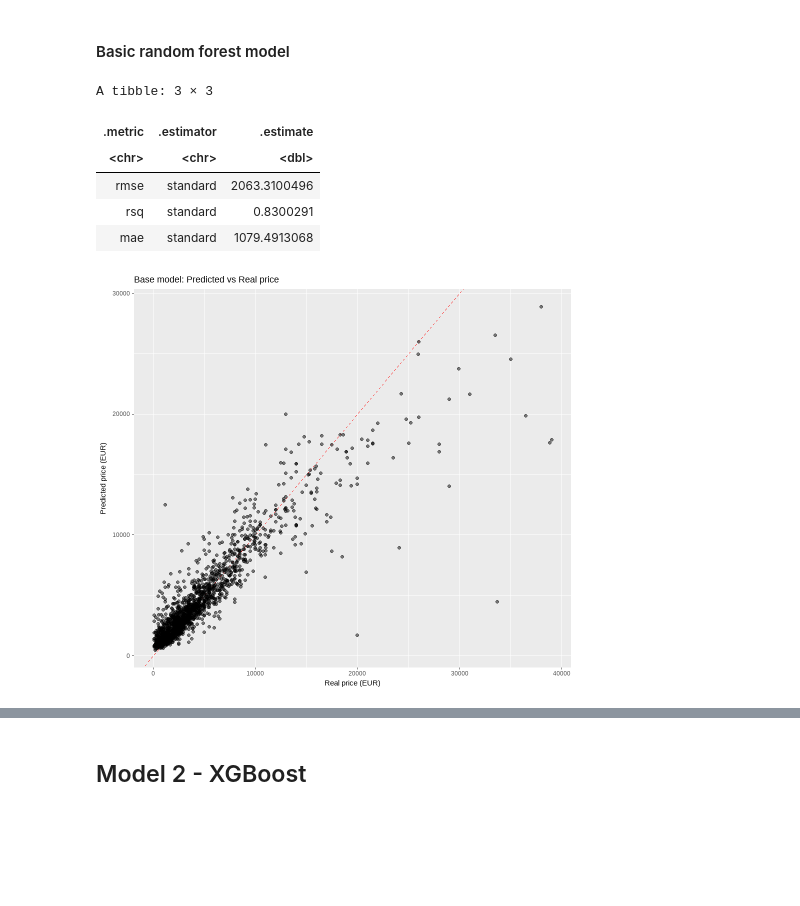
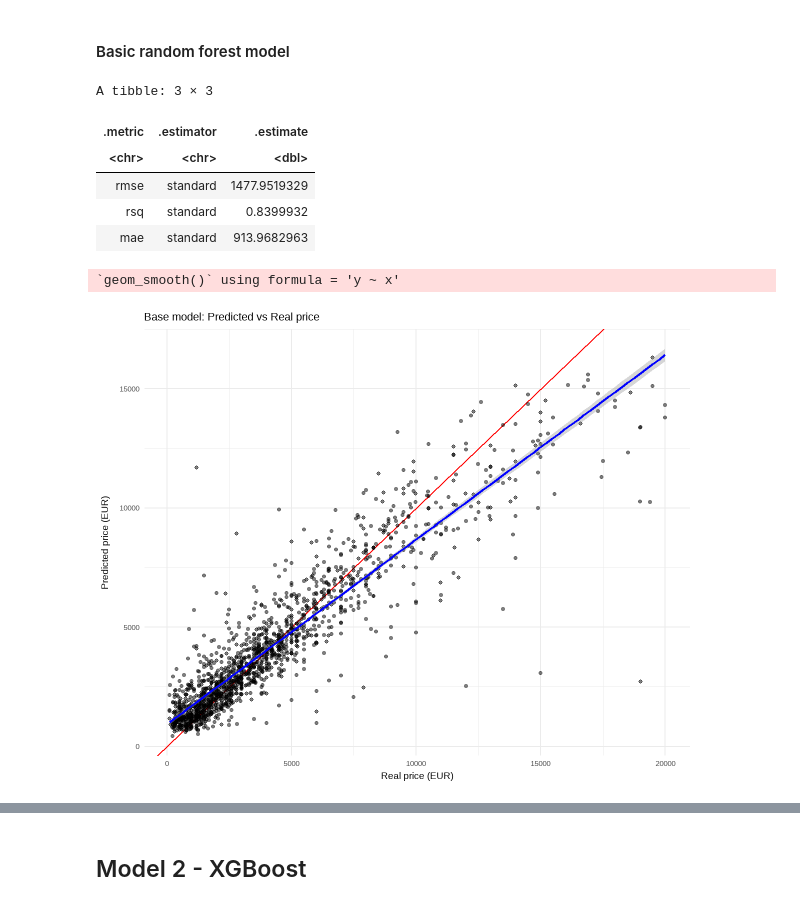
Before and after one commit to balintschmidt22/r_data_mining, a Jupyter notebook: car_sales.ipynb, the cells around one changed output, grey strips where cells are left out. Drawn from its saved outputs; the diff is of its cells as text; code cells hidden in the pictures; blank space fills up the shorter version.

```diff
--- a/car_sales.ipynb
+++ b/car_sales.ipynb
@@ -479,13 +448,6 @@ A tibble: 10 × 21
 | 8248 | 8124 | 68 | Volkswagen | Buba | 14 | 6500 | 1967 | NA | NA | ... |
 | 8249 | 86 | 1 | Volkswagen | Buba | 4 | 3199 | 1971 | NA | NA | ... |
 | 8276 | 156 | 6 | Zastava | 101 | 4 | 1250 | 1983 | NA | NA | ... |
-# %%
-# median: 5.00
-# mean  : 4.94
-# NA can be filled with 5.
-
-cars_raw <- cars_raw %>%
-replace_na(list(seats = 5L))
 # %%
 # dropping rows with unrealistic HP values (over 500 HP for cars that have way less in normal case)
 cars_raw <- cars_raw %>%
@@ -845,8 +821,6 @@ car_base_wf <- workflow() %>%
   add_recipe(recipe_price) %>%
   add_model(rf_base_spec)
 # %%
-set.seed(123)
-
 base_res <- last_fit(car_base_wf, car_split)
 
 base_predictions <- base_res %>%
@@ -857,18 +831,21 @@ metrics(base_predictions, truth = price_eur, estimate = .pred)
 A tibble: 3 × 3
 | .metric | .estimator | .estimate |
 | <chr> | <chr> | <dbl> |
-| rmse | standard | 2063.3100496 |
-| rsq | standard | 0.8300291 |
-| mae | standard | 1079.4913068 |
+| rmse | standard | 1477.9519329 |
+| rsq | standard | 0.8399932 |
+| mae | standard | 913.9682963 |
 # %%
-options(repr.plot.width = 8, repr.plot.height = 7)
+options(repr.plot.width = 10, repr.plot.height = 8)
 
 base_predictions %>%
   ggplot(aes(x = price_eur, y = .pred)) +
-  geom_abline(lty = 2, color = "red") +
+  geom_abline(color = "red") +
   geom_point(alpha = 0.5) +
+  theme_minimal(base_size = 14) +
+  geom_smooth(method = "lm", color = "blue", se = TRUE) +
   labs(title = "Base model: Predicted vs Real price",
        x = "Real price (EUR)", y = "Predicted price (EUR)")
 # %% [output]
+`geom_smooth()` using formula = 'y ~ x'
-[figure, old version]
+[figure, new version]
 # %%
```
Also changed, not shown: parts of 88 cells of this notebook.
